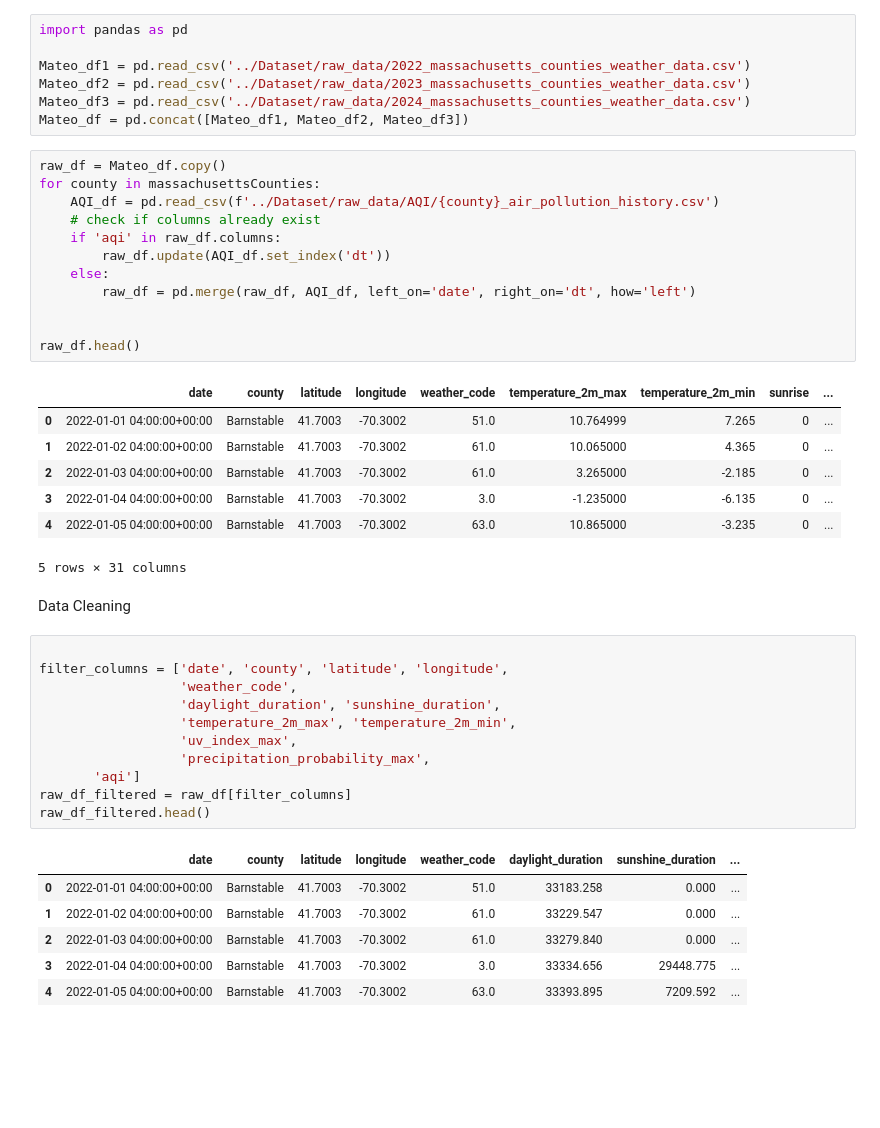
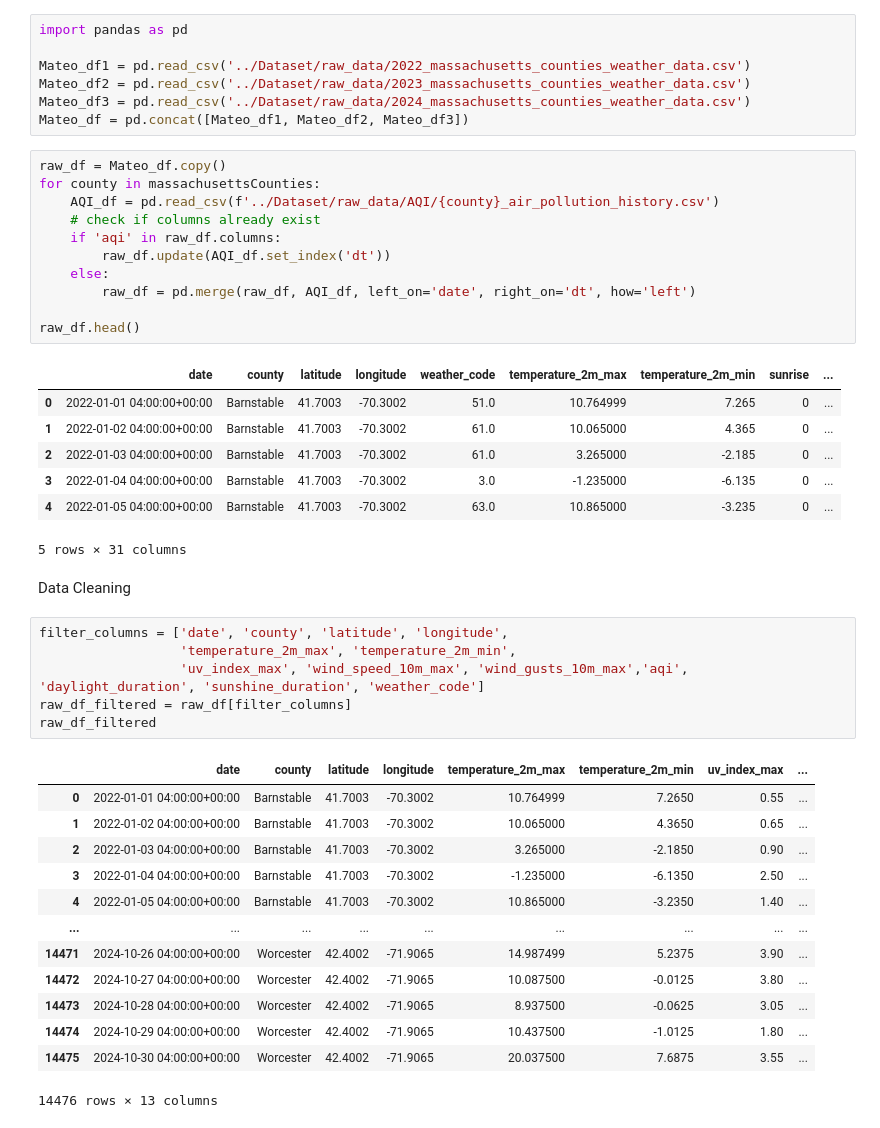
Before and after one commit to Rohit-hooda/DS5110-Final-Project, a Jupyter notebook: Pre-processing/data-analysis.ipynb, the cells around one changed output. Drawn from its saved outputs; the diff is of its cells as text; blank space fills up the shorter version.

```diff
--- a/Pre-processing/data-analysis.ipynb
+++ b/Pre-processing/data-analysis.ipynb
@@ -34,7 +34,6 @@ for county in massachusettsCounties:
     else:
         raw_df = pd.merge(raw_df, AQI_df, left_on='date', right_on='dt', how='left')
 
-
 raw_df.head()
 # %% [output]
 |  | date | county | latitude | longitude | weather_code | temperature_2m_max | temperature_2m_min | sunrise | ... |
@@ -47,23 +46,25 @@ raw_df.head()
 # %% [markdown]
 Data Cleaning
 # %%
-
 filter_columns = ['date', 'county', 'latitude', 'longitude',
-                  'weather_code',
-                  'daylight_duration', 'sunshine_duration',
                   'temperature_2m_max', 'temperature_2m_min',
-                  'uv_index_max',
-                  'precipitation_probability_max',
-       'aqi']
+                  'uv_index_max', 'wind_speed_10m_max', 'wind_gusts_10m_max','aqi', 'daylight_duration', 'sunshine_duration', 'weather_code']
 raw_df_filtered = raw_df[filter_columns]
-raw_df_filtered.head()
+raw_df_filtered
 # %% [output]
-|  | date | county | latitude | longitude | weather_code | daylight_duration | sunshine_duration | ... |
-| 0 | 2022-01-01 04:00:00+00:00 | Barnstable | 41.7003 | -70.3002 | 51.0 | 33183.258 | 0.000 | ... |
-| 1 | 2022-01-02 04:00:00+00:00 | Barnstable | 41.7003 | -70.3002 | 61.0 | 33229.547 | 0.000 | ... |
-| 2 | 2022-01-03 04:00:00+00:00 | Barnstable | 41.7003 | -70.3002 | 61.0 | 33279.840 | 0.000 | ... |
-| 3 | 2022-01-04 04:00:00+00:00 | Barnstable | 41.7003 | -70.3002 | 3.0 | 33334.656 | 29448.775 | ... |
-| 4 | 2022-01-05 04:00:00+00:00 | Barnstable | 41.7003 | -70.3002 | 63.0 | 33393.895 | 7209.592 | ... |
+|  | date | county | latitude | longitude | temperature_2m_max | temperature_2m_min | uv_index_max | ... |
+| 0 | 2022-01-01 04:00:00+00:00 | Barnstable | 41.7003 | -70.3002 | 10.764999 | 7.2650 | 0.55 | ... |
+| 1 | 2022-01-02 04:00:00+00:00 | Barnstable | 41.7003 | -70.3002 | 10.065000 | 4.3650 | 0.65 | ... |
+| 2 | 2022-01-03 04:00:00+00:00 | Barnstable | 41.7003 | -70.3002 | 3.265000 | -2.1850 | 0.90 | ... |
+| 3 | 2022-01-04 04:00:00+00:00 | Barnstable | 41.7003 | -70.3002 | -1.235000 | -6.1350 | 2.50 | ... |
+| 4 | 2022-01-05 04:00:00+00:00 | Barnstable | 41.7003 | -70.3002 | 10.865000 | -3.2350 | 1.40 | ... |
+| ... | ... | ... | ... | ... | ... | ... | ... | ... |
+| 14471 | 2024-10-26 04:00:00+00:00 | Worcester | 42.4002 | -71.9065 | 14.987499 | 5.2375 | 3.90 | ... |
+| 14472 | 2024-10-27 04:00:00+00:00 | Worcester | 42.4002 | -71.9065 | 10.087500 | -0.0125 | 3.80 | ... |
+| 14473 | 2024-10-28 04:00:00+00:00 | Worcester | 42.4002 | -71.9065 | 8.937500 | -0.0625 | 3.05 | ... |
+| 14474 | 2024-10-29 04:00:00+00:00 | Worcester | 42.4002 | -71.9065 | 10.437500 | -1.0125 | 1.80 | ... |
+| 14475 | 2024-10-30 04:00:00+00:00 | Worcester | 42.4002 | -71.9065 | 20.037500 | 7.6875 | 3.55 | ... |
+14476 rows × 13 columns
 # %%
 raw_df_summary = raw_df_filtered.describe()
 raw_df_summary
```
Also changed, not shown: parts of 13 cells of this notebook, 11 other files.
